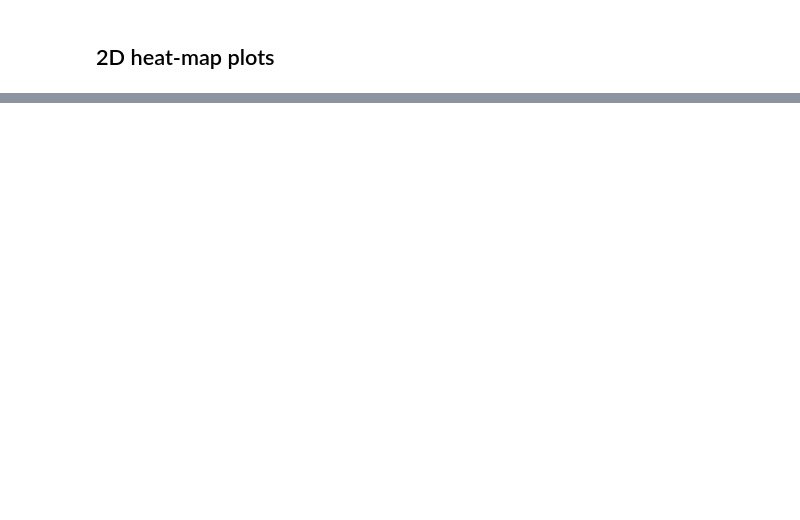
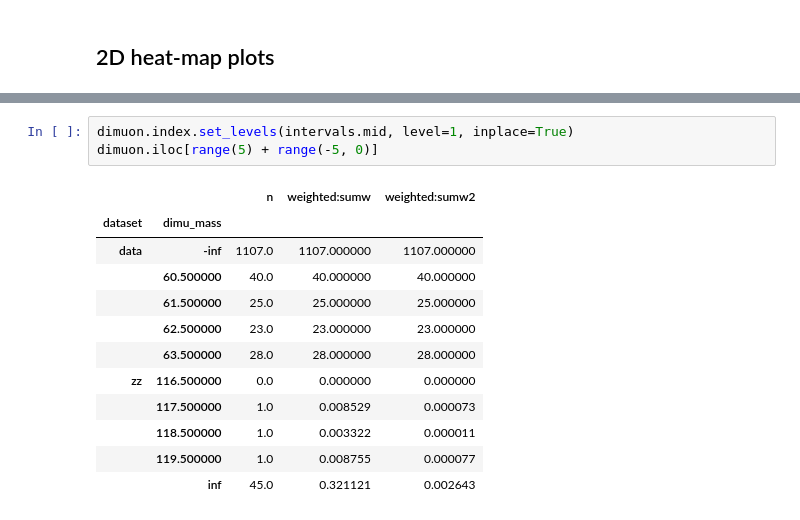
Before and after one commit to FAST-HEP/FAST_cms_public_tutorial, a Jupyter notebook: plot_results.ipynb, the cells around one changed output, grey strips where cells are left out. Cells and saved outputs as stored; diff of their text form; blank space fills up the shorter version.

```diff
--- a/plot_results.ipynb
+++ b/plot_results.ipynb
@@ -256,0 +294,16 @@ for dataset, group in dataframe.groupby("dataset"):
+# %%
+dimuon.index.set_levels(intervals.mid, level=1, inplace=True)
+dimuon.iloc[range(5) + range(-5, 0)]
+# %% [output]
+|  |  | n | weighted:sumw | weighted:sumw2 |
+| dataset | dimu_mass |  |  |  |
+| data | -inf | 1107.0 | 1107.000000 | 1107.000000 |
+|  | 60.500000 | 40.0 | 40.000000 | 40.000000 |
+|  | 61.500000 | 25.0 | 25.000000 | 25.000000 |
+|  | 62.500000 | 23.0 | 23.000000 | 23.000000 |
+|  | 63.500000 | 28.0 | 28.000000 | 28.000000 |
+| zz | 116.500000 | 0.0 | 0.000000 | 0.000000 |
+|  | 117.500000 | 1.0 | 0.008529 | 0.000073 |
+|  | 118.500000 | 1.0 | 0.003322 | 0.000011 |
+|  | 119.500000 | 1.0 | 0.008755 | 0.000077 |
+|  | inf | 45.0 | 0.321121 | 0.002643 |
```
Also changed, not shown: parts of 12 cells of this notebook.
